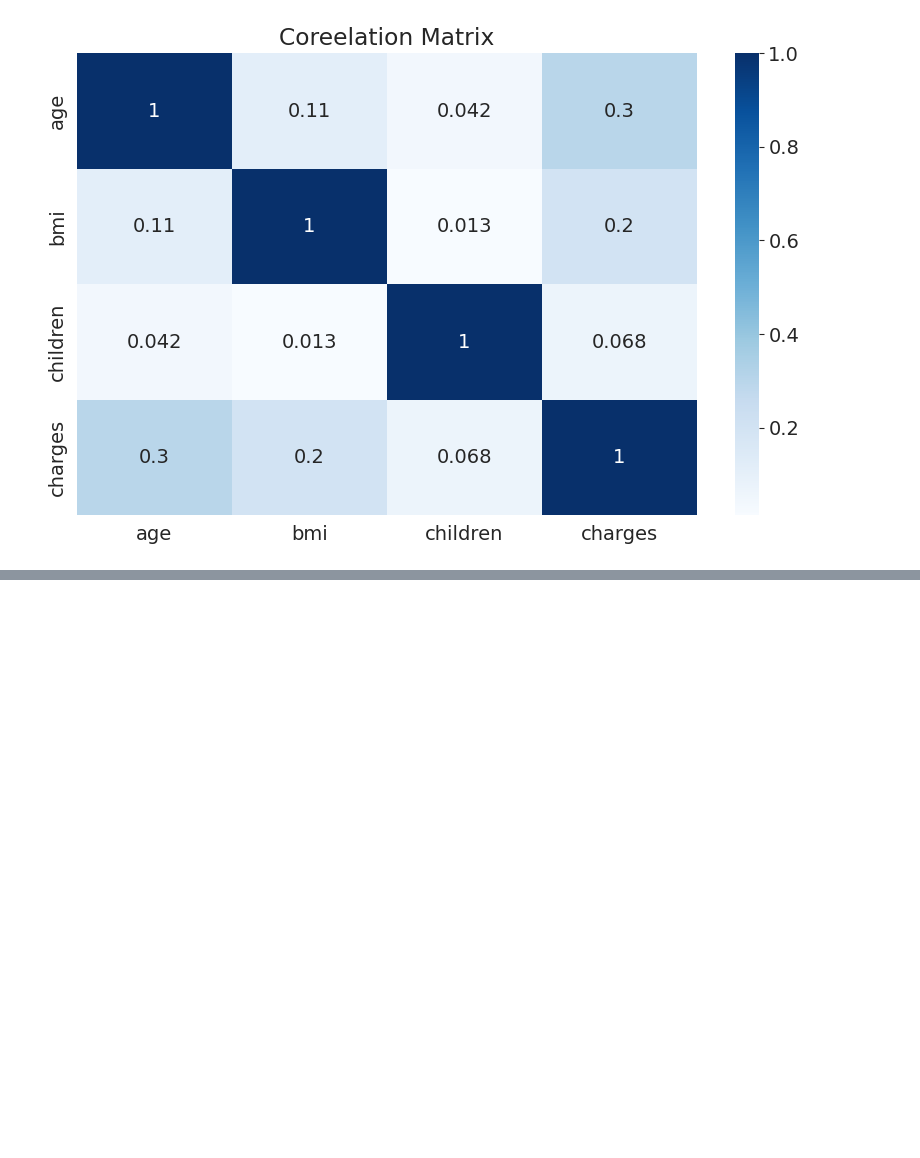
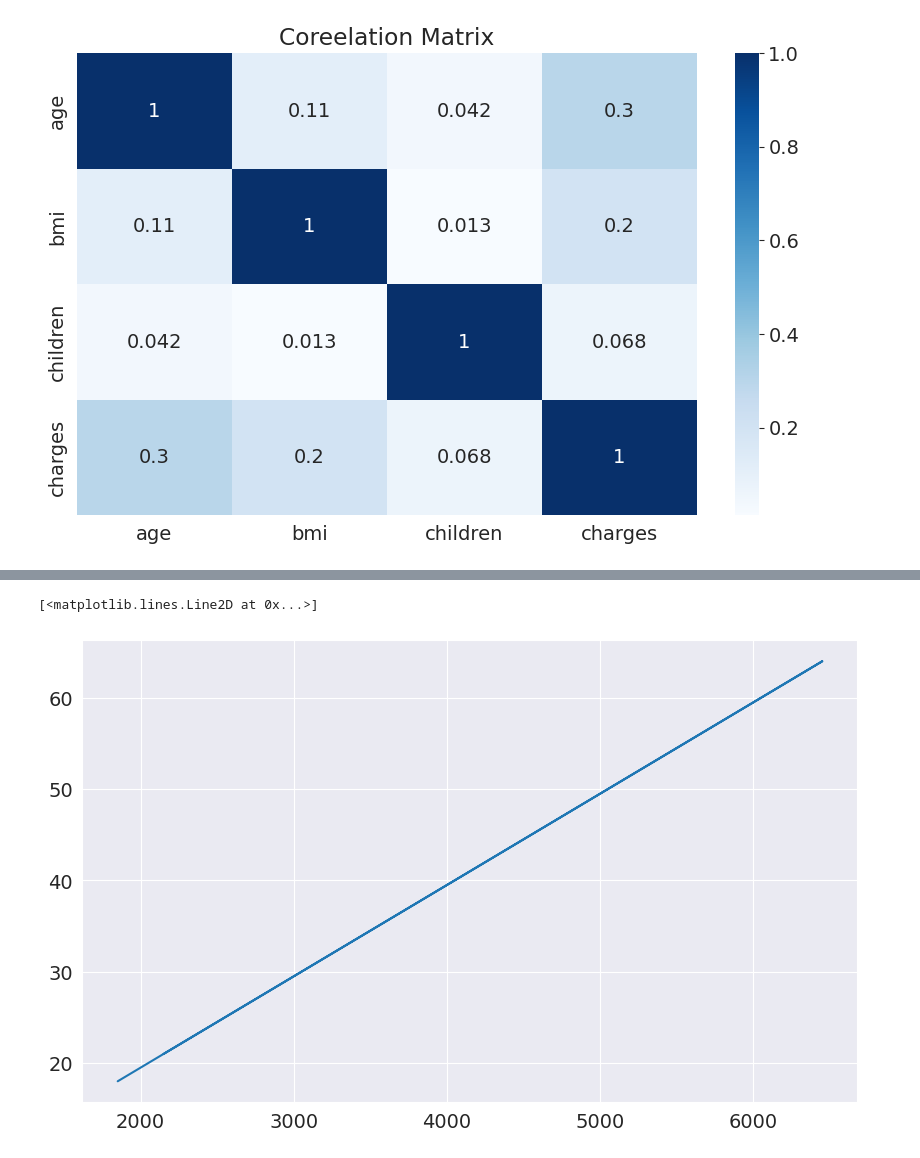
Before and after one commit to NostalgicWinters/ML, a Jupyter notebook: Part1/linearReg.ipynb, the cells around one changed output, grey strips where cells are left out. Drawn from its saved outputs; the diff is of its cells as text; code cells hidden in the pictures; blank space fills up the shorter version.

```diff
--- a/Part1/linearReg.ipynb
+++ b/Part1/linearReg.ipynb
@@ -276,0 +293,5 @@ plt.show()
+# %%
+def estimate_charges(ages,w,b):
+    return (w *  ages) + b
+
+estimate_charges(20,100,50)
@@ -276,0 +316,4 @@ plt.show()
+# %%
+ages = non_smoker_df.age
+estimated_charges = estimate_charges(ages, 100, 50)
+estimated_charges
@@ -276,0 +333,5 @@ plt.show()
+# %%
+plt.plot(estimated_charges,ages)
+# %% [output]
+[<matplotlib.lines.Line2D at 0x...>]
+[figure, added]
```
Also changed, not shown: parts of 7 cells of this notebook.
